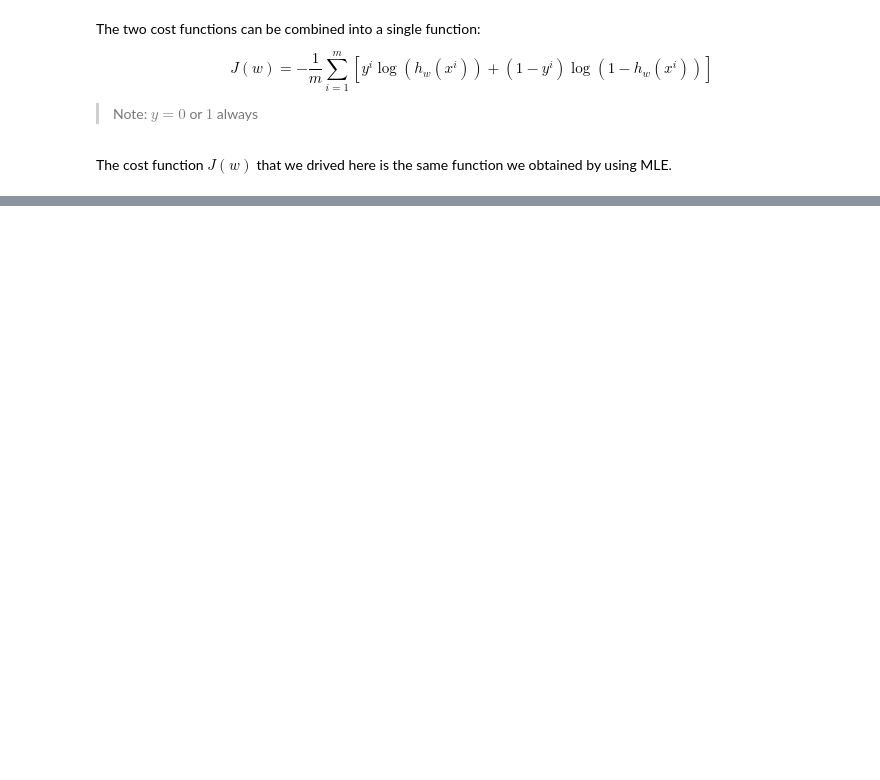
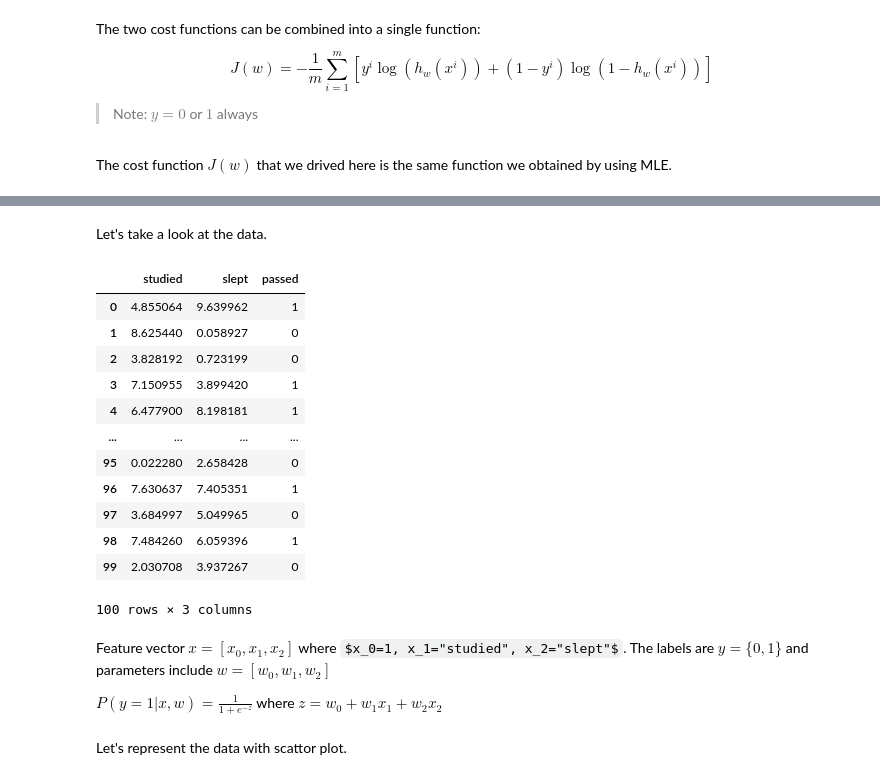
Before and after one commit to mallahyari/ml_tutorial, a Jupyter notebook: 02_logistic_regression.ipynb, the cells around one changed output, grey strips where cells are left out. Drawn from its saved outputs; the diff is of its cells as text; code cells hidden in the pictures; some formulas as TeX source; blank space fills up the shorter version.

```diff
--- a/02_logistic_regression.ipynb
+++ b/02_logistic_regression.ipynb
@@ -87,14 +88,11 @@ def sigmoid(z):
 #hide
 x = np.linspace(-10,10)
 y = sigmoid(x)
-source = pd.DataFrame({"x":x,"y":y})
+source = pd.DataFrame({"z":x,"g(z)":y})
 base = alt.Chart(source).mark_line(size=3).encode(
-    x="x",
-    y="y"
+    x="z",
+    y="g(z)"
 )
-a = pd.DataFrame({"x":[0]})
-vertline = alt.Chart(a).mark_rule(size=2).encode(
-    x="x"
-)
-# base + vertline
-# base.save("sigmoid.svg")
+
+# base
+# base.save("images/sigmoid.svg")
@@ -257,0 +265,13 @@ base.save("images/cost_0.svg")
+# %%
+#export
+import numpy as np
+import pandas as pd
+import altair as alt
+
+def load_data(file_name):
+    """
+    Read the csv data file with name `file_name`
+    and return a Pandas DataFrame.
+    """
+    data = pd.read_csv(file_name)
+    return data
@@ -257,0 +417,25 @@ base.save("images/cost_0.svg")
+# %% [markdown]
+Let's take a look at the data.
+# %%
+data = load_data("data/data_logregression.csv")
+data
+# %% [output]
+|  | studied | slept | passed |
+| 0 | 4.855064 | 9.639962 | 1 |
+| 1 | 8.625440 | 0.058927 | 0 |
+| 2 | 3.828192 | 0.723199 | 0 |
+| 3 | 7.150955 | 3.899420 | 1 |
+| 4 | 6.477900 | 8.198181 | 1 |
+| ... | ... | ... | ... |
+| 95 | 0.022280 | 2.658428 | 0 |
+| 96 | 7.630637 | 7.405351 | 1 |
+| 97 | 3.684997 | 5.049965 | 0 |
+| 98 | 7.484260 | 6.059396 | 1 |
+| 99 | 2.030708 | 3.937267 | 0 |
+100 rows × 3 columns
+# %% [markdown]
+Feature vector $x=[x_0,x_1,x_2]$ where $x_0=1, x_1="studied", x_2="slept"$. The labels are $y=\{0,1\}$ and parameters include $w=[w_0,w_1,w_2]$
+
+$P(y=1|x,w)=\frac{1}{1+e^{-z}}$ where $z=w_0+w_1x_1+w_2x_2$
+# %% [markdown]
+Let's represent the data with scattor plot.
```
Also changed, not shown: parts of 20 cells of this notebook, 6 other files.
